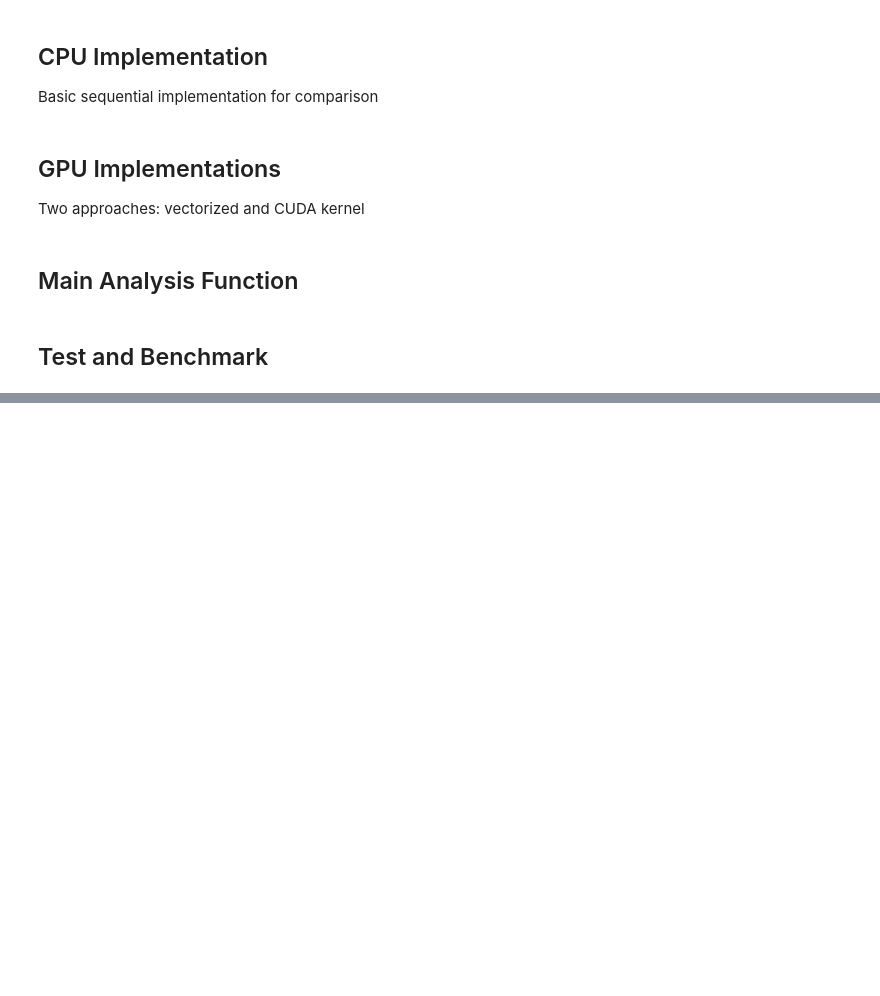
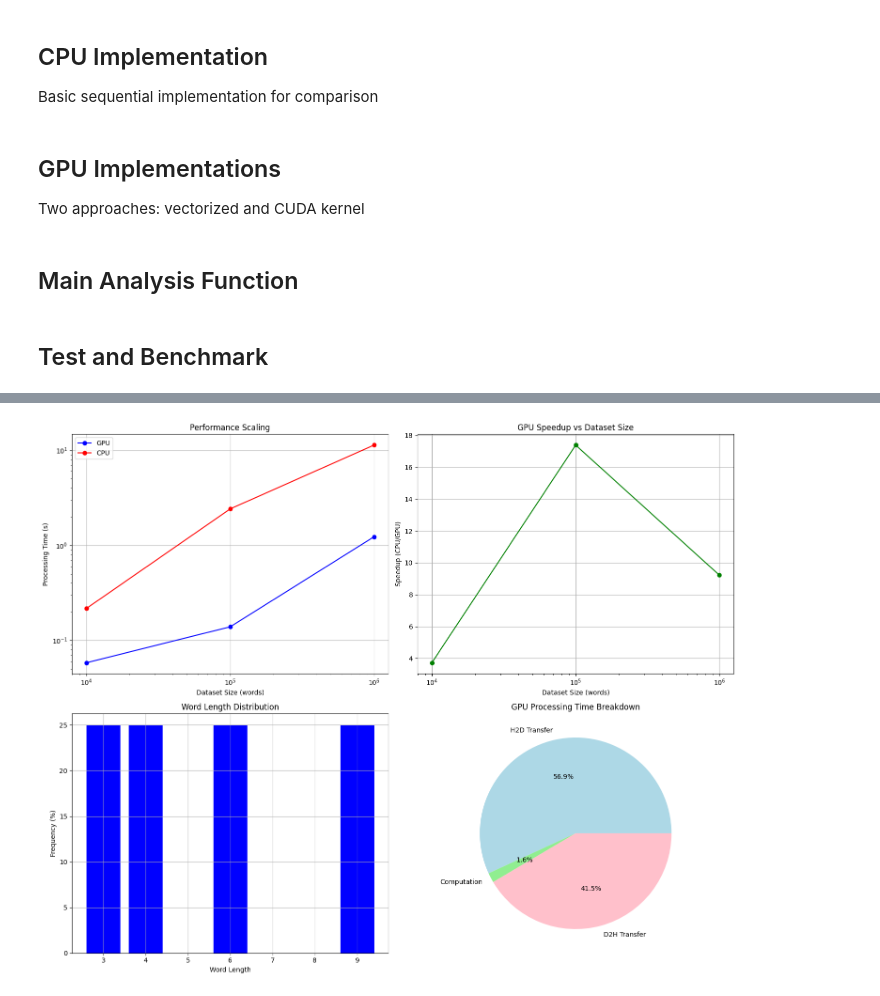
Before and after one commit to Ortimus/nvidia-numba-basics, a Jupyter notebook: gpu-acceleration.ipynb, the cells around one changed output, grey strips where cells are left out. Cells and saved outputs as stored; diff of their text form; code cells hidden in the pictures; blank space fills up the shorter version.

```diff
--- a/gpu-acceleration.ipynb
+++ b/gpu-acceleration.ipynb
@@ -104,0 +240,55 @@ Length 9: 250000
+# %%
+import matplotlib.pyplot as plt
+import numpy as np
+
+def visualize_results(size_results, stats, overhead):
+    # Create figure with subplots
+    fig, ((ax1, ax2), (ax3, ax4)) = plt.subplots(2, 2, figsize=(15, 12))
+
+    # 1. Performance Scaling
+    sizes = [r['size'] for r in size_results]
+    gpu_times = [r['gpu_time'] for r in size_results]
+    cpu_times = [r['cpu_time'] for r in size_results]
+
+    ax1.plot(sizes, gpu_times, 'o-', color='blue', label='GPU')
+    ax1.plot(sizes, cpu_times, 'o-', color='red', label='CPU')
+    ax1.set_xscale('log')
+    ax1.set_yscale('log')
+    ax1.set_xlabel('Dataset Size (words)')
+    ax1.set_ylabel('Processing Time (s)')
+    ax1.set_title('Performance Scaling')
+    ax1.grid(True)
+    ax1.legend()
+
+    # 2. Speedup vs Size
+    speedups = [r['speedup'] for r in size_results]
+    ax2.plot(sizes, speedups, 'o-', color='green')
+    ax2.set_xscale('log')
+    ax2.set_xlabel('Dataset Size (words)')
+    ax2.set_ylabel('Speedup (CPU/GPU)')
+    ax2.set_title('GPU Speedup vs Dataset Size')
+    ax2.grid(True)
+
+    # 3. Word Length Distribution
+    lengths = np.arange(len(stats['distribution']))
+    mask = stats['distribution'] > 0
+    ax3.bar(lengths[mask], stats['distribution'][mask], color='blue')
+    ax3.set_xlabel('Word Length')
+    ax3.set_ylabel('Frequency (%)')
+    ax3.set_title('Word Length Distribution')
+    ax3.grid(True)
+
+    # 4. GPU Time Breakdown
+    labels = ['H2D Transfer', 'Computation', 'D2H Transfer']
+    times = [overhead['h2d_time'], overhead['compute_time'], overhead['d2h_time']]
+    ax4.pie(times, labels=labels, autopct='%1.1f%%', colors=['lightblue', 'lightgreen', 'pink'])
+    ax4.set_title('GPU Processing Time Breakdown')
+
+    plt.tight_layout()
+    return fig
+
+# Create visualizations
+fig = visualize_results(size_results, stats, overhead)
+plt.show()
+# %% [output]
+[figure, added]
```
Also changed, not shown: parts of 5 cells of this notebook.
